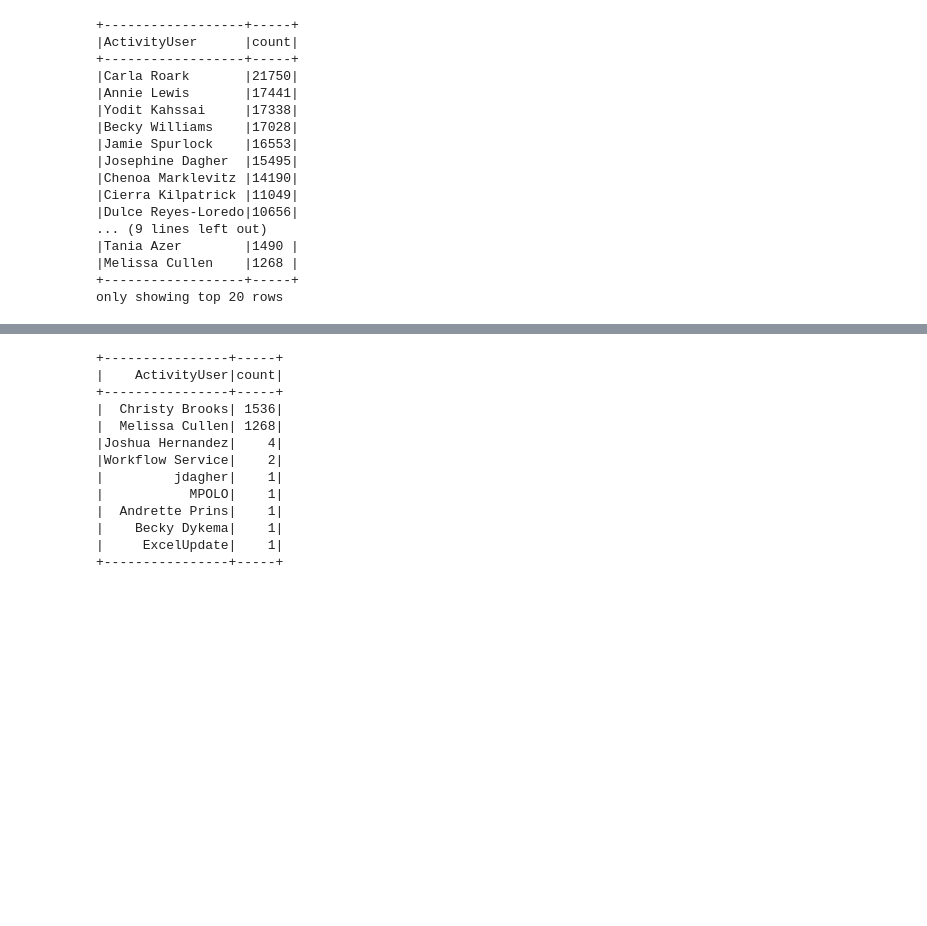
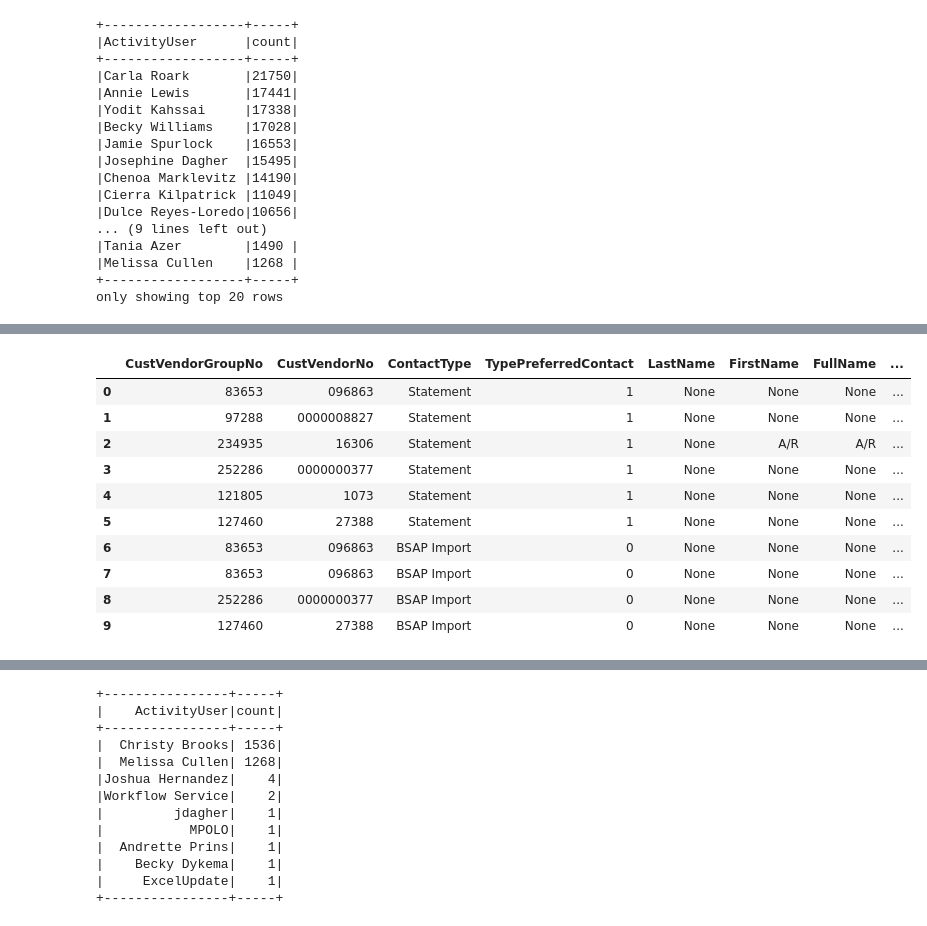
Before and after one commit to cpassorelli/call-reports, a Jupyter notebook: ipython/statements.ipynb, the cells around one changed output, grey strips where cells are left out. Cells and saved outputs as stored; diff of their text form; code cells hidden in the pictures; blank space fills up the shorter version.

```diff
--- a/ipython/statements.ipynb
+++ b/ipython/statements.ipynb
@@ -214,0 +336,17 @@ only showing top 20 rows
+# %%
+%%time
+from pyspark.sql.functions import regexp_replace
+
+(
+    vendors
+    .withColumn('Phone', regexp_replace('Phone', '^([^0-9]+)', ''))
+    .withColumn('Phone', regexp_replace('Phone', '\s+(?=[^0-9])(.*)', ''))
+    .withColumn('Phone', parsePhoneNumber('Phone'))
+    .where(col('Phone').rlike(r'\(\d+\) \d+-\d+')) # (987) 654-3210
+    .write
+    .mode('overwrite')
+    .parquet('/tmp/phone-calls/_vendors')
+)
+
+_vendors = spark.read.parquet('/tmp/phone-calls/_vendors')
+_vendors.limit(5).toPandas()
@@ -214,0 +411,14 @@ only showing top 20 rows
+# %%
+_vendors.where(col('Phone') == '(913) 588-1691').toPandas()
+# %% [output]
+|  | CustVendorGroupNo | CustVendorNo | ContactType | TypePreferredContact | LastName | FirstName | FullName | ... |
+| 0 | 83653 | 096863 | Statement | 1 | None | None | None | ... |
+| 1 | 97288 | 0000008827 | Statement | 1 | None | None | None | ... |
+| 2 | 234935 | 16306 | Statement | 1 | None | A/R | A/R | ... |
+| 3 | 252286 | 0000000377 | Statement | 1 | None | None | None | ... |
+| 4 | 121805 | 1073 | Statement | 1 | None | None | None | ... |
+| 5 | 127460 | 27388 | Statement | 1 | None | None | None | ... |
+| 6 | 83653 | 096863 | BSAP Import | 0 | None | None | None | ... |
+| 7 | 83653 | 096863 | BSAP Import | 0 | None | None | None | ... |
+| 8 | 252286 | 0000000377 | BSAP Import | 0 | None | None | None | ... |
+| 9 | 127460 | 27388 | BSAP Import | 0 | None | None | None | ... |
```
Also changed, not shown: parts of 17 cells of this notebook, 1 other file.
